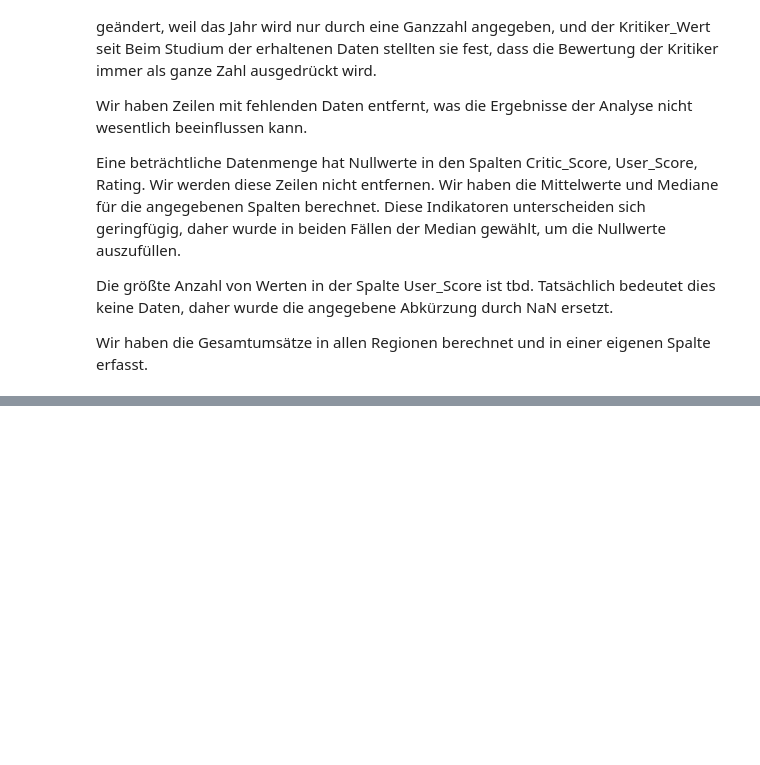
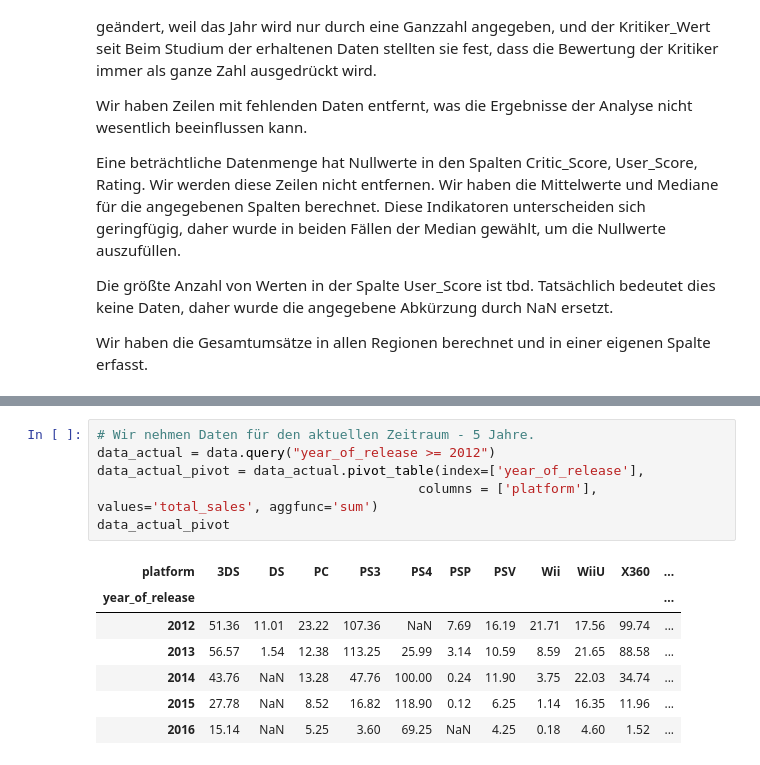
Before and after one commit to Konstantin5054232/ausbildungsprojekte, a Jupyter notebook: 05_computerspielen_verkaufen/computerspielen_verkaufen.ipynb, the cells around one changed output, grey strips where cells are left out. Drawn from its saved outputs; the diff is of its cells as text; blank space fills up the shorter version.

```diff
--- a/05_computerspielen_verkaufen/computerspielen_verkaufen.ipynb
+++ b/05_computerspielen_verkaufen/computerspielen_verkaufen.ipynb
@@ -301,0 +434,14 @@ Wir haben die Gesamtumsätze in allen Regionen berechnet und in einer eigenen Sp
+# %%
+# Wir nehmen Daten für den aktuellen Zeitraum - 5 Jahre.
+data_actual = data.query("year_of_release >= 2012")
+data_actual_pivot = data_actual.pivot_table(index=['year_of_release'],
+                                         columns = ['platform'], values='total_sales', aggfunc='sum')
+data_actual_pivot
+# %% [output]
+| platform | 3DS | DS | PC | PS3 | PS4 | PSP | PSV | Wii | WiiU | X360 | ... |
+| year_of_release |  |  |  |  |  |  |  |  |  |  | ... |
+| 2012 | 51.36 | 11.01 | 23.22 | 107.36 | NaN | 7.69 | 16.19 | 21.71 | 17.56 | 99.74 | ... |
+| 2013 | 56.57 | 1.54 | 12.38 | 113.25 | 25.99 | 3.14 | 10.59 | 8.59 | 21.65 | 88.58 | ... |
+| 2014 | 43.76 | NaN | 13.28 | 47.76 | 100.00 | 0.24 | 11.90 | 3.75 | 22.03 | 34.74 | ... |
+| 2015 | 27.78 | NaN | 8.52 | 16.82 | 118.90 | 0.12 | 6.25 | 1.14 | 16.35 | 11.96 | ... |
+| 2016 | 15.14 | NaN | 5.25 | 3.60 | 69.25 | NaN | 4.25 | 0.18 | 4.60 | 1.52 | ... |
```
Also changed, not shown: parts of 37 cells of this notebook.
